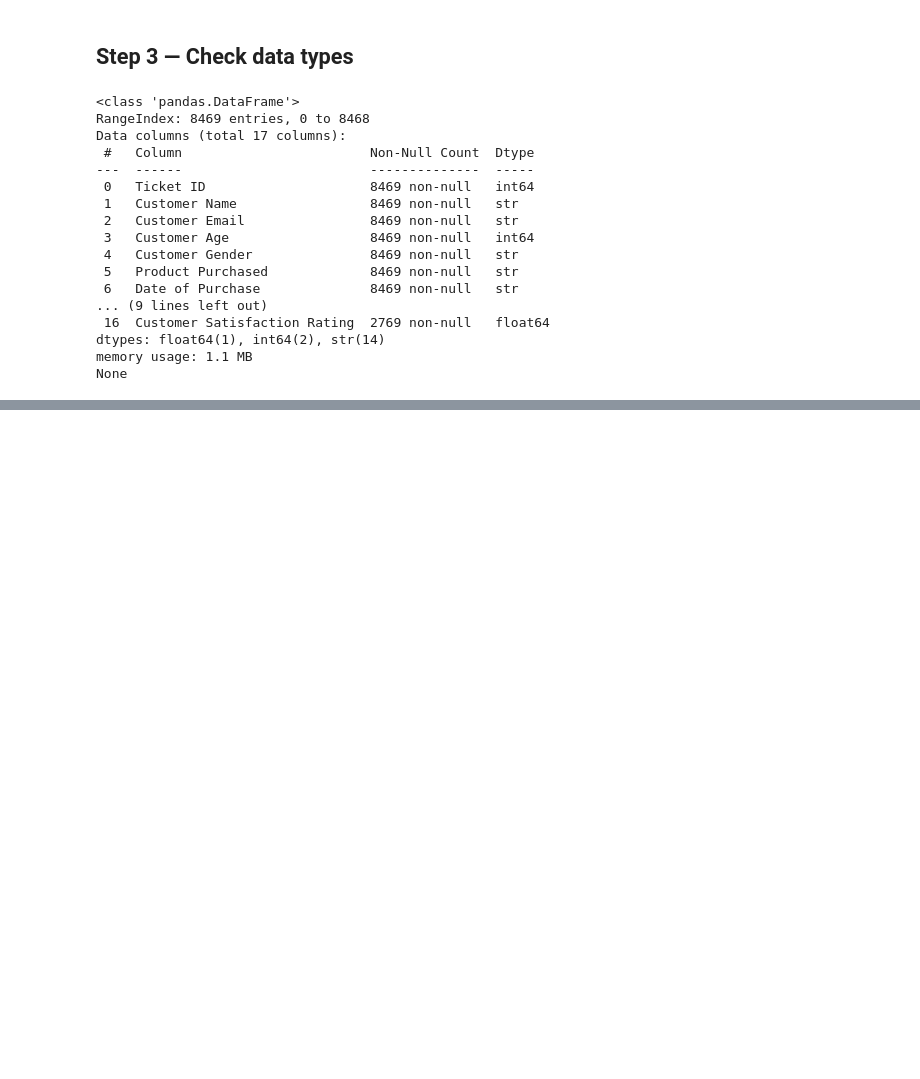
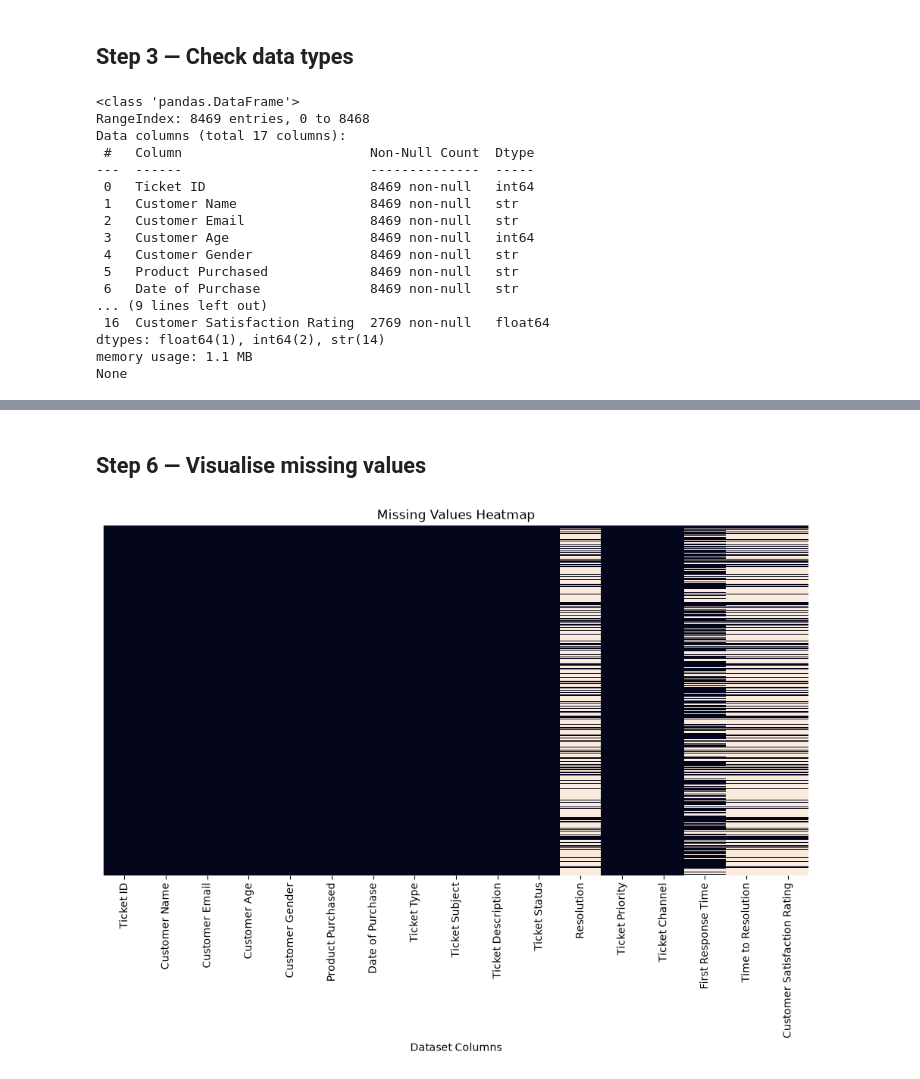
Before and after one commit to SaiSuryaHemanth2007/customer-escalation-risk-analysis, a Jupyter notebook: notebooks/01_data_understanding.ipynb, the cells around one changed output, grey strips where cells are left out. Drawn from its saved outputs; the diff is of its cells as text; code cells hidden in the pictures; blank space fills up the shorter version.

```diff
--- a/notebooks/01_data_understanding.ipynb
+++ b/notebooks/01_data_understanding.ipynb
@@ -62,0 +121,12 @@ None
+# %% [markdown]
+## Step 6 — Visualise missing values
+# %%
+plt.figure(figsize=(12, 6))
+
+sns.heatmap(df.isnull(), cbar=False, yticklabels=False)
+
+plt.title("Missing Values Heatmap")
+plt.xlabel("Dataset Columns")
+plt.show()
+# %% [output]
+[figure, added]
```
Also changed, not shown: parts of 23 cells of this notebook.
